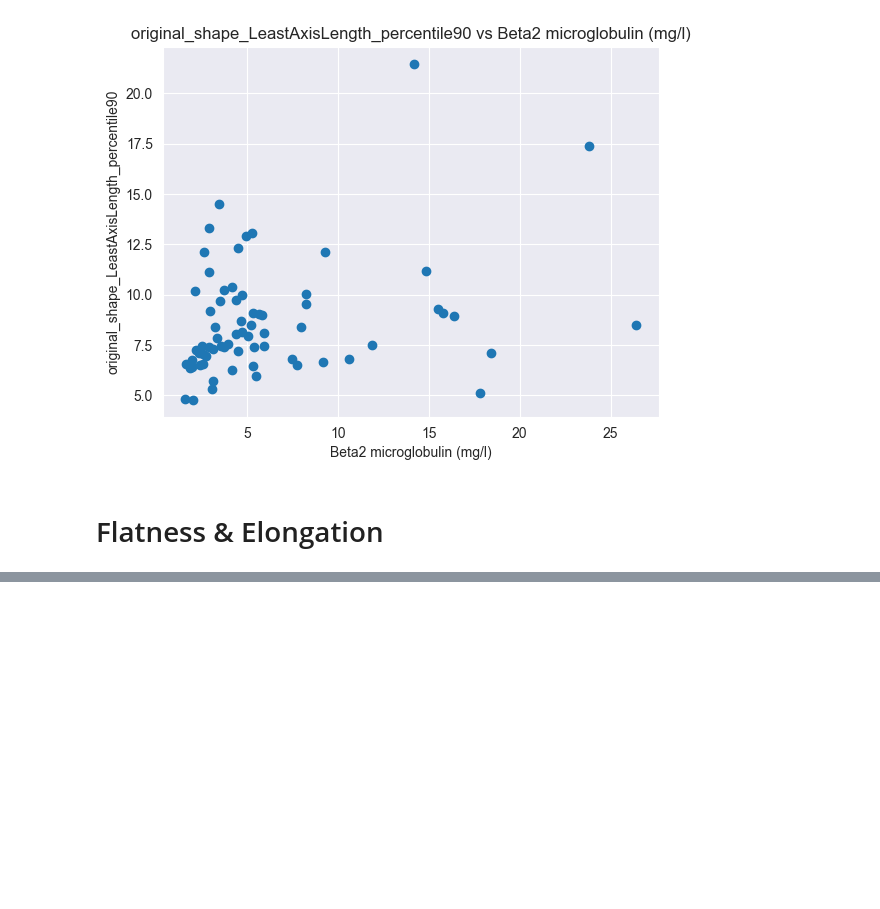
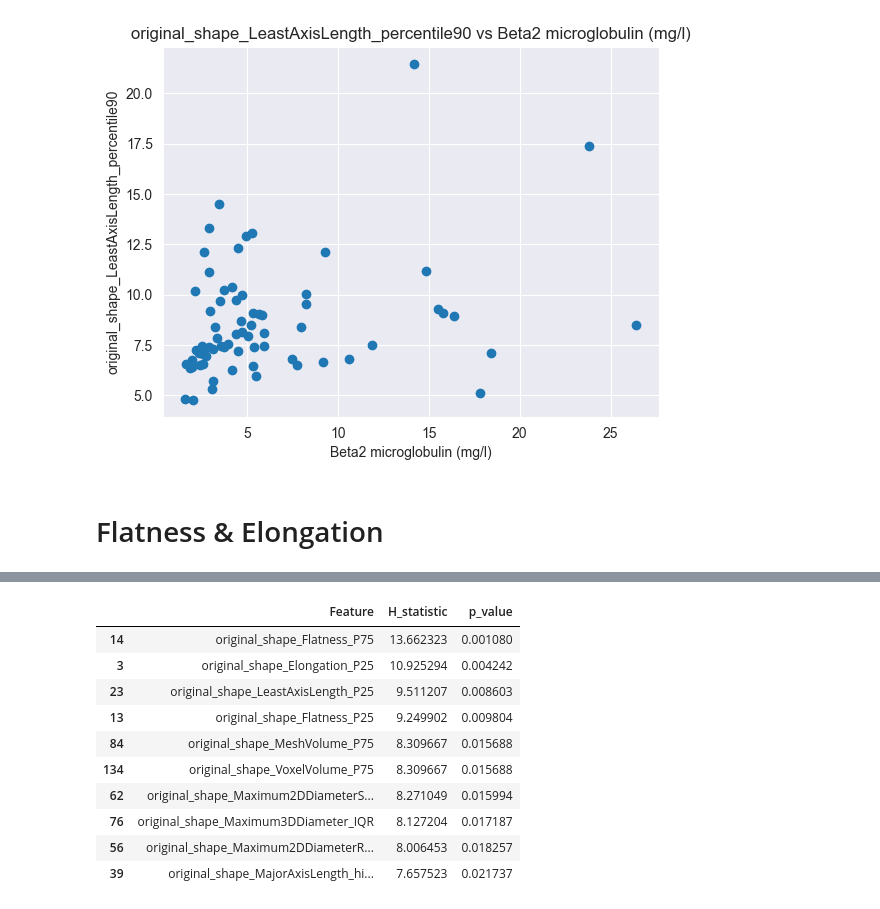
Before and after one commit to lukas1110/Analysis-of-multiple-myelomas-from-dual-CT, a Jupyter notebook: lesions_level/shape_features.ipynb, the cells around one changed output, grey strips where cells are left out. Saved outputs shown, nothing was run; the diff lists cells and outputs as text; code cells hidden in the pictures; blank space fills up the shorter version.

```diff
--- a/lesions_level/shape_features.ipynb
+++ b/lesions_level/shape_features.ipynb
@@ -362,0 +432,7 @@ Elongation = 0.55
+# %%
+N_BINS = 20
+
+global_bins = {
+    col: np.linspace(vmin, vmax, N_BINS + 1)
+    for col, (vmin, vmax) in global_ranges.items()
+}
@@ -362,0 +476,45 @@ Elongation = 0.55
+# %%
+clinical_df = pd.read_csv(r"E:\Clinical_data\Table_clinical_data.csv",encoding="cp1252")
+clinical_df['Stage'] = clinical_df['ISS classification'].replace({
+    'Stage 1': 1,
+    'Stage 2': 2,
+    'Stage 3': 3
+})
+
+data = pd.merge(
+    df_final,
+    clinical_df[['Patient ID', 'Stage']],
+    left_on='patient_id',
+    right_on='Patient ID',
+    how='inner'
+)
+
+numeric_features = df_final.select_dtypes(include='number').columns
+
+results = []
+for feature in numeric_features:
+    stage1 = data.loc[data['Stage'] == 1, feature].dropna()
+    stage2 = data.loc[data['Stage'] == 2, feature].dropna()
+    stage3 = data.loc[data['Stage'] == 3, feature].dropna()
+
+    H, p = kruskal(stage1, stage2, stage3)
+    results.append({
+        "Feature": feature,
+        "H_statistic": H,
+        "p_value": p
+    })
+
+results_df = pd.DataFrame(results).sort_values("p_value")
+results_df.head(10)
+# %% [output]
+|  | Feature | H_statistic | p_value |
+| 14 | original_shape_Flatness_P75 | 13.662323 | 0.001080 |
+| 3 | original_shape_Elongation_P25 | 10.925294 | 0.004242 |
+| 23 | original_shape_LeastAxisLength_P25 | 9.511207 | 0.008603 |
+| 13 | original_shape_Flatness_P25 | 9.249902 | 0.009804 |
+| 84 | original_shape_MeshVolume_P75 | 8.309667 | 0.015688 |
+| 134 | original_shape_VoxelVolume_P75 | 8.309667 | 0.015688 |
+| 62 | original_shape_Maximum2DDiameterS... | 8.271049 | 0.015994 |
+| 76 | original_shape_Maximum3DDiameter_IQR | 8.127204 | 0.017187 |
+| 56 | original_shape_Maximum2DDiameterR... | 8.006453 | 0.018257 |
+| 39 | original_shape_MajorAxisLength_hi... | 7.657523 | 0.021737 |
```
Also changed, not shown: parts of 9 cells of this notebook.
